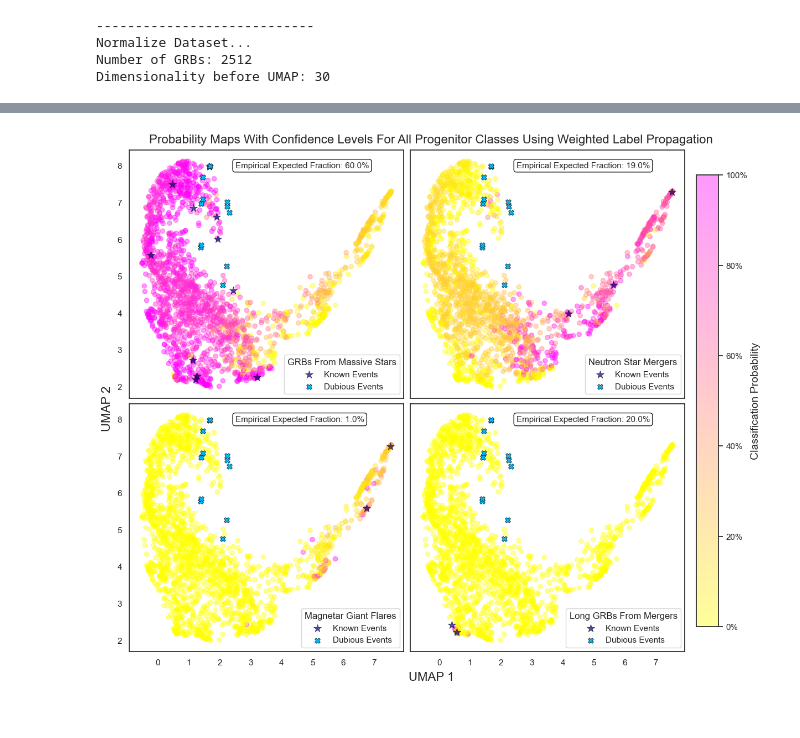
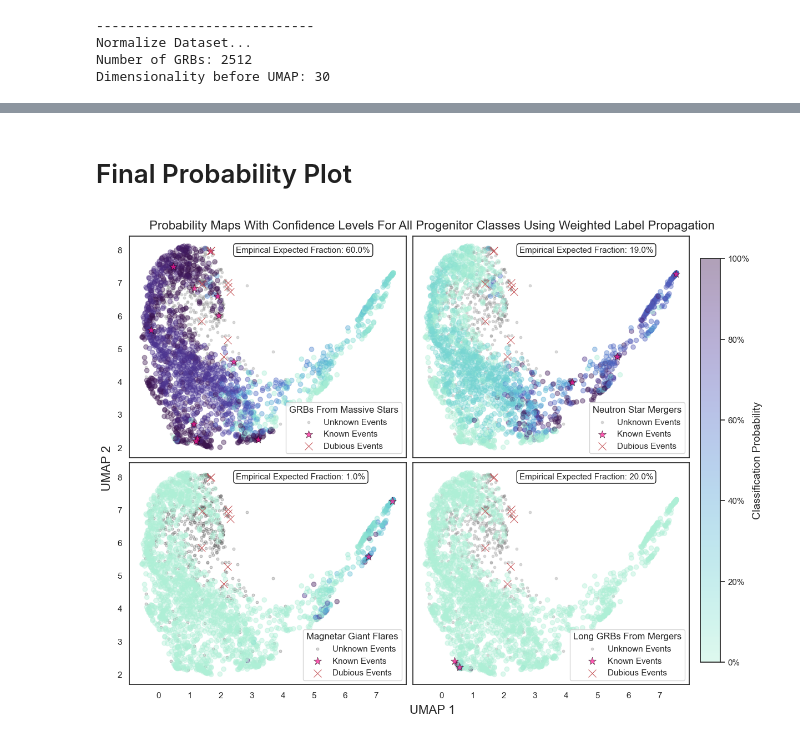
Before and after one commit to Sky3strain/Label-Propagation, a Jupyter notebook: Fermi_GBM_Polished_LabelProp.ipynb, the cells around one changed output, grey strips where cells are left out. Cells and saved outputs as stored; diff of their text form; code cells hidden in the pictures.

```diff
--- a/Fermi_GBM_Polished_LabelProp.ipynb
+++ b/Fermi_GBM_Polished_LabelProp.ipynb
@@ -45,15 +53,16 @@ hl_3 = np.load(f'./l_space_vector_minval5_weightedLoss_Mic_250_short_test+train.
 
 
 # Known GRBs
-GRB_BNS = ['GRB080905499', 'GRB150101641', 'GRB160821937', 'GRB170817529']
+GRB_NSM = ['GRB080905499', 'GRB150101641', 'GRB160821937', 'GRB170817529']
 GRB_MGF = ['GRB200415367', 'GRB180128215']
-GRB_LBNS = ['GRB230307656', 'GRB211211549']
-GRB_CCSN = ['GRB081007224', 'GRB090618353', 'GRB091127976', 'GRB101219686',
+GRB_LM = ['GRB230307656', 'GRB211211549']
+GRB_MS = ['GRB081007224', 'GRB090618353', 'GRB091127976', 'GRB101219686',
             'GRB111228657', 'GRB120729456', 'GRB130215063', 'GRB130427324',
-            'GRB130702004', 'GRB140606133', 'GRB171010792', 'GRB180728728',
-            'GRB190114873', 'GRB190829830', 'GRB211023546', 'GRB221009553', 'GRB200826187']
+            'GRB130702004', 'GRB171010792', 'GRB180728728', 'GRB140606133', 'GRB190829830', 'GRB211023546', 'GRB221009553', 'GRB200826187', 'GRB190114873' ]
+
+#Test GRBS, these are not used in training.
 GRB_MGF_TEST = ['GRB231115650']
-GRB_CCSN_TEST = ['GRB230812790']
+GRB_MS_TEST = ['GRB230812790']
 
 grb_dict = {'name': grb_names,
             'filltest':np.ones(len(grb_names)),
@@ -70,7 +79,7 @@ print()
 print('-------------- UMAP parameters --------------')
 
 #All UMAP parameters
-n_components_list=[2] #[2,3,4,5,6,7,8,9,10,11,12,13,14,15,16,17,18,19,20,21,22,23,24,25,26,27,28,29,30]
+n_components_list=[2]
 NN = 30
 MD =0.
 LOC_CON = 0.5
@@ -94,7 +103,7 @@ print('check same length:', len(hl_1),len(hl_2), len(hl_3))
 #Trustworthiness test parameters
 print()
 print('-------------- Trustworthiness parameters --------------')
-NP = 1
+NP = 10
 
 #Print parameters
 print('num_permutations:', NP)
@@ -1163,55 +1173,61 @@ plt.show()
+# %% [markdown]
+# Final Probability Plot
 # %%
 #This is the same plot but with a color map as the legend
-import matplotlib.ticker as mticker
 #Four subplots in one big plot
-fig, axes = plt.subplots(2, 2, sharex=True, sharey=True, figsize=(12,10),constrained_layout=True)
+fig, axes = plt.subplots(2, 2, sharex=True, sharey=True, figsize=(12,9),constrained_layout=True)
 fig.subplots_adjust(
     wspace=0.0,
     hspace=0.0
 )
 mask = np.ones(len(grb_umap2d_T), dtype=bool)
 mask[unlabeled_grb] = False
 mask[dubious_grb] = False
-#CCSN
-sc = axes[0,0].scatter(grb_umap2d_T[mask,0], grb_umap2d_T[mask,1], c=ccsn_proba[mask], cmap='spring_r', vmin=0, vmax=1, alpha=0.4)
-axes[0,0].scatter(grb_df[grb_df['name'].isin(GRB_CCSN)]['2dumap1'], grb_df[grb_df['name'].isin(GRB_CCSN)]['2dumap2'], c='navy', marker = '*', s=110,edgecolor='black', linewidth=0.5, label="Known Events",alpha = 0.7)
-axes[0,0].scatter(grb_umap2d_T[dubious_grb, 0], grb_umap2d_T[dubious_grb, 1], label="Dubious Events", color = "deepskyblue", marker = 'X',edgecolor='black', linewidth=0.5, s=50)
+cmap_2 = sns.cubehelix_palette(start=.5, rot=-.5, hue = 1.5, as_cmap=True)
+#MS
+axes[0,0].scatter(grb_umap2d_T[unlabeled_grb, 0], grb_umap2d_T[unlabeled_grb, 1], label="Unknown Events", color = "gray", marker = '.', linewidth=0.5, alpha=0.3, s=50)
+sc = axes[0,0].scatter(grb_umap2d_T[mask,0], grb_umap2d_T[mask,1], c=MS_proba[mask], cmap=cmap_2, vmin=0, vmax=1, alpha=0.4)
+axes[0,0].scatter(grb_df[grb_df['name'].isin(GRB_MS)]['2dumap1'], grb_df[grb_df['name'].isin(GRB_MS)]['2dumap2'], c='deeppink', marker = '*', s=110,edgecolor='black', linewidth=0.5, label="Known Events",alpha = 0.7)
+axes[0,0].scatter(grb_umap2d_T[dubious_grb, 0], grb_umap2d_T[dubious_grb, 1], label="Dubious Events", color = "r", marker = 'x', linewidth=0.7, s=100)
 axes[0,0].legend(title="GRBs From Massive Stars", loc='lower right')
-axes[0,0].annotate(f'Empirical Expected Fraction: {k_ccsn*100}%',xy=(2.5, 8),xycoords='data',fontsize=11, ha='left',
+axes[0,0].annotate(f'Empirical Expected Fraction: {k_MS*100}%',xy=(2.5, 8),xycoords='data',fontsize=11, ha='left',
     va='center',bbox=dict( boxstyle="round,pad=0.3",fc="white",ec="black",alpha=0.9))
 # axes[0,0].set_facecolor('dimgray')
-#BNS
-sc = axes[0,1].scatter(grb_umap2d_T[mask,0], grb_umap2d_T[mask,1], c=bns_proba[mask], cmap='spring_r', vmin=0, vmax=1, alpha=0.4)
-axes[0,1].scatter(grb_df[grb_df['name'].isin(GRB_BNS)]['2dumap1'], grb_df[grb_df['name'].isin(GRB_BNS)]['2dumap2'], c='navy', marker = '*',edgecolor='black', linewidth=0.5,  s=110, label="Known Events",alpha = 0.7)
-axes[0,1].scatter(grb_umap2d_T[dubious_grb, 0], grb_umap2d_T[dubious_grb, 1], label="Dubious Events", color = "deepskyblue", marker = 'X',edgecolor='black', linewidth=0.5, s=50)
+#NSM
+axes[0,1].scatter(grb_umap2d_T[unlabeled_grb, 0], grb_umap2d_T[unlabeled_grb, 1], label="Unknown Events", color = "gray", marker = '.', linewidth=0.5, alpha=0.3, s=50)
+sc = axes[0,1].scatter(grb_umap2d_T[mask,0], grb_umap2d_T[mask,1], c=NSM_proba[mask], cmap=cmap_2, vmin=0, vmax=1, alpha=0.4)
+axes[0,1].scatter(grb_df[grb_df['name'].isin(GRB_NSM)]['2dumap1'], grb_df[grb_df['name'].isin(GRB_NSM)]['2dumap2'], c='deeppink', marker = '*',edgecolor='black', linewidth=0.5,  s=110, label="Known Events",alpha = 0.7)
+axes[0,1].scatter(grb_umap2d_T[dubious_grb, 0], grb_umap2d_T[dubious_grb, 1], label="Dubious Events", color = "r", marker = 'x', linewidth=0.7, s=100)
 axes[0,1].legend(title="Neutron Star Mergers", loc='lower right')
-axes[0,1].annotate(f'Empirical Expected Fraction: {k_bns*100}%',xy=(2.5, 8),xycoords='data',fontsize=11, ha='left',
+axes[0,1].annotate(f'Empirical Expected Fraction: {k_NSM*100}%',xy=(2.5, 8),xycoords='data',fontsize=11, ha='left',
     va='center',bbox=dict( boxstyle="round,pad=0.3",fc="white",ec="black",alpha=0.9))
 # axes[0,1].set_facecolor('silver')
 #MGF
-sc = axes[1,0].scatter(grb_umap2d_T[mask,0], grb_umap2d_T[mask,1], c=mgf_proba[mask], cmap='spring_r', vmin=0, vmax=1, alpha=0.4)
-axes[1,0].scatter(grb_df[grb_df['name'].isin(GRB_MGF)]['2dumap1'], grb_df[grb_df['name'].isin(GRB_MGF)]['2dumap2'], c='navy', marker = '*', s=110,edgecolor='black', linewidth=0.5, label="Known Events",alpha = 0.7)
-axes[1,0].scatter(grb_umap2d_T[dubious_grb, 0], grb_umap2d_T[dubious_grb, 1], label="Dubious Events", color = "deepskyblue", marker = 'X',edgecolor='black', linewidth=0.5, s=50)
+axes[1,0].scatter(grb_umap2d_T[unlabeled_grb, 0], grb_umap2d_T[unlabeled_grb, 1], label="Unknown Events", color = "gray", marker = '.',edgecolor='black', linewidth=0.5, alpha=0.3, s=50)
+sc = axes[1,0].scatter(grb_umap2d_T[mask,0], grb_umap2d_T[mask,1], c=MGF_proba[mask], cmap=cmap_2, vmin=0, vmax=1, alpha=0.4)
+axes[1,0].scatter(grb_df[grb_df['name'].isin(GRB_MGF)]['2dumap1'], grb_df[grb_df['name'].isin(GRB_MGF)]['2dumap2'], c='deeppink', marker = '*', s=110,edgecolor='black', linewidth=0.5, label="Known Events",alpha = 0.7)
+axes[1,0].scatter(grb_umap2d_T[dubious_grb, 0], grb_umap2d_T[dubious_grb, 1], label="Dubious Events", color = "r", marker = 'x', linewidth=0.7, s=100)
 axes[1,0].legend(title="Magnetar Giant Flares", loc='lower right')
-axes[1,0].annotate(f'Empirical Expected Fraction: {k_mgf*100}%',xy=(2.5, 8),xycoords='data',fontsize=11, ha='left',
+axes[1,0].annotate(f'Empirical Expected Fraction: {k_MGF*100}%',xy=(2.5, 8),xycoords='data',fontsize=11, ha='left',
     va='center',bbox=dict( boxstyle="round,pad=0.3",fc="white",ec="black",alpha=0.9))
 # axes[1,0].set_facecolor('lavender')
-#LBNS
-sc = axes[1,1].scatter(grb_umap2d_T[mask,0], grb_umap2d_T[mask,1], c=lbns_proba[mask], cmap='spring_r', vmin=0, vmax=1, alpha=0.4)
-axes[1,1].scatter(grb_df[grb_df['name'].isin(GRB_LBNS)]['2dumap1'], grb_df[grb_df['name'].isin(GRB_LBNS)]['2dumap2'], c='navy', marker = '*', s=110,edgecolor='black', linewidth=0.5, label="Known Events",alpha = 0.7)
-axes[1,1].scatter(grb_umap2d_T[dubious_grb, 0], grb_umap2d_T[dubious_grb, 1], label="Dubious Events", color = "deepskyblue", marker = 'X',edgecolor='black', linewidth=0.5, s=50)
+#LM
+axes[1,1].scatter(grb_umap2d_T[unlabeled_grb, 0], grb_umap2d_T[unlabeled_grb, 1], label="Unknown Events", color = "gray", marker = '.', linewidth=0.5, alpha=0.3, s=50)
+sc = axes[1,1].scatter(grb_umap2d_T[mask,0], grb_umap2d_T[mask,1], c=LM_proba[mask], cmap=cmap_2, vmin=0, vmax=1, alpha=0.4)
+axes[1,1].scatter(grb_df[grb_df['name'].isin(GRB_LM)]['2dumap1'], grb_df[grb_df['name'].isin(GRB_LM)]['2dumap2'], c='deeppink', marker = '*', s=110,edgecolor='black', linewidth=0.5, label="Known Events",alpha = 0.7)
+axes[1,1].scatter(grb_umap2d_T[dubious_grb, 0], grb_umap2d_T[dubious_grb, 1], label="Dubious Events", color = "r", marker = 'x', linewidth=0.7, s=100)
 axes[1,1].legend(title="Long GRBs From Mergers", loc='lower right')
-axes[1,1].annotate(f'Empirical Expected Fraction: {k_lbns*100}%',xy=(2.5, 8),xycoords='data',fontsize=11, ha='left',
+axes[1,1].annotate(f'Empirical Expected Fraction: {k_LM*100}%',xy=(2.5, 8),xycoords='data',fontsize=11, ha='left',
     va='center',bbox=dict( boxstyle="round,pad=0.3",fc="white",ec="black",alpha=0.9))
 # axes[1,1].set_facecolor('white')
 
 cbar = fig.colorbar(sc, ax=axes.ravel().tolist(), location='right', shrink=0.9, pad=0.02)
 cbar.ax.yaxis.set_major_formatter(mticker.PercentFormatter(xmax=1))
 cbar.set_label("Classification Probability", fontsize=14)
 fig.supxlabel("UMAP 1", fontsize=16)
 fig.supylabel("UMAP 2", fontsize=16)
 fig.suptitle("Probability Maps With Confidence Levels For All Progenitor Classes Using Weighted Label Propagation", fontsize=16)
-plt.savefig(os.path.join('Paper_2-10-2025_new','Confidence_Level_Map'),dpi = 200)
+plt.savefig(os.path.join('Paper_2-10-2025_new','Confidence_Level_Map_dub_unkown'),dpi = 200)
 plt.show()
 # %% [output]
-[figure, old version]
+[figure, new version]
```
Also changed, not shown: parts of 34 cells of this notebook.
